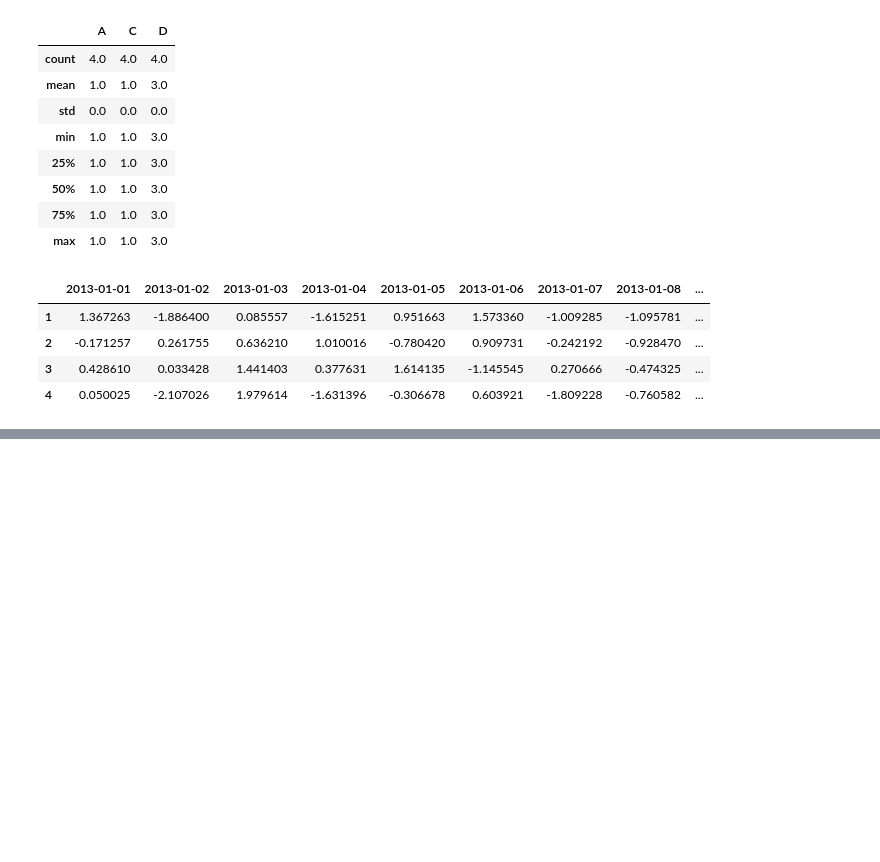
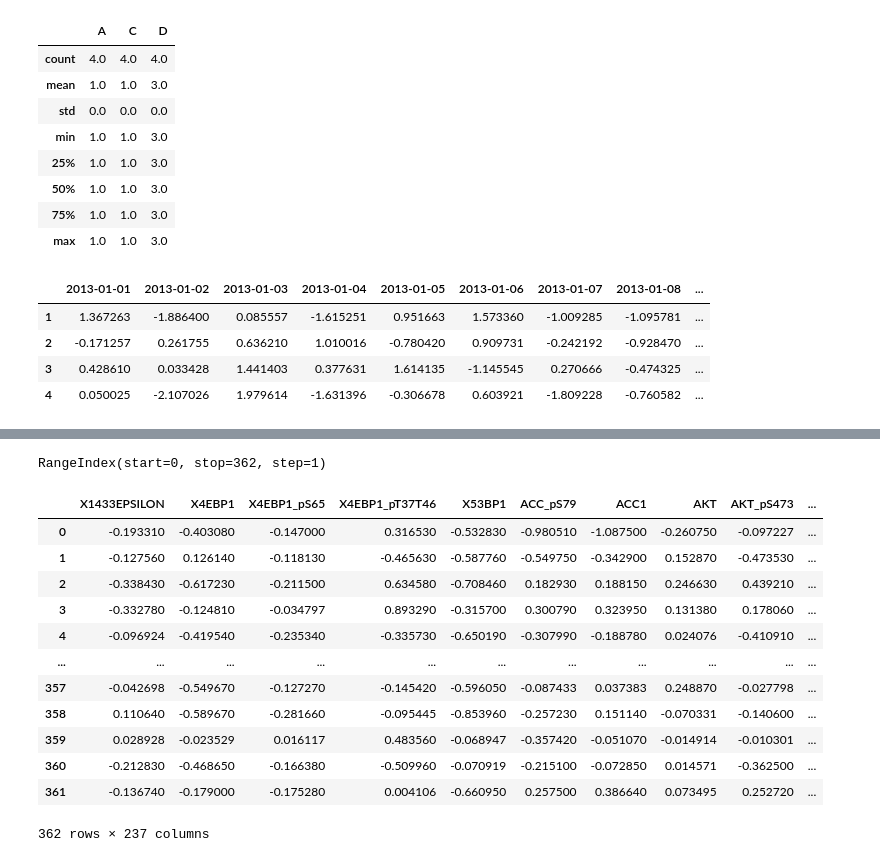
Before and after one commit to mwu228/Summer2021, a Jupyter notebook: Pandas Intro.ipynb, the cells around one changed output, grey strips where cells are left out. Drawn from its saved outputs; the diff is of its cells as text; code cells hidden in the pictures; blank space fills up the shorter version.

```diff
--- a/Pandas Intro.ipynb
+++ b/Pandas Intro.ipynb
@@ -152,3 +152,5 @@ df.T
 | 2 | -0.171257 | 0.261755 | 0.636210 | 1.010016 | -0.780420 | 0.909731 | -0.242192 | -0.928470 | ... |
 | 3 | 0.428610 | 0.033428 | 1.441403 | 0.377631 | 1.614135 | -1.145545 | 0.270666 | -0.474325 | ... |
 | 4 | 0.050025 | -2.107026 | 1.979614 | -1.631396 | -0.306678 | 0.603921 | -1.809228 | -0.760582 | ... |
+# %%
+df3 = pd.read_csv("C:\\Users\\Mercurial\\Downloads\\tmp\\TCGA-LUAD-L4.csv")
@@ -154,0 +173,22 @@ df.T
+# %%
+df3.index
+# %% [output]
+RangeIndex(start=0, stop=362, step=1)
+# %%
+tcpaData = df3.iloc[:, 4:df3.index.stop]
+# %%
+tcpaData
+# %% [output]
+|  | X1433EPSILON | X4EBP1 | X4EBP1_pS65 | X4EBP1_pT37T46 | X53BP1 | ACC_pS79 | ACC1 | AKT | AKT_pS473 | ... |
+| 0 | -0.193310 | -0.403080 | -0.147000 | 0.316530 | -0.532830 | -0.980510 | -1.087500 | -0.260750 | -0.097227 | ... |
+| 1 | -0.127560 | 0.126140 | -0.118130 | -0.465630 | -0.587760 | -0.549750 | -0.342900 | 0.152870 | -0.473530 | ... |
+| 2 | -0.338430 | -0.617230 | -0.211500 | 0.634580 | -0.708460 | 0.182930 | 0.188150 | 0.246630 | 0.439210 | ... |
+| 3 | -0.332780 | -0.124810 | -0.034797 | 0.893290 | -0.315700 | 0.300790 | 0.323950 | 0.131380 | 0.178060 | ... |
+| 4 | -0.096924 | -0.419540 | -0.235340 | -0.335730 | -0.650190 | -0.307990 | -0.188780 | 0.024076 | -0.410910 | ... |
+| ... | ... | ... | ... | ... | ... | ... | ... | ... | ... | ... |
+| 357 | -0.042698 | -0.549670 | -0.127270 | -0.145420 | -0.596050 | -0.087433 | 0.037383 | 0.248870 | -0.027798 | ... |
+| 358 | 0.110640 | -0.589670 | -0.281660 | -0.095445 | -0.853960 | -0.257230 | 0.151140 | -0.070331 | -0.140600 | ... |
+| 359 | 0.028928 | -0.023529 | 0.016117 | 0.483560 | -0.068947 | -0.357420 | -0.051070 | -0.014914 | -0.010301 | ... |
+| 360 | -0.212830 | -0.468650 | -0.166380 | -0.509960 | -0.070919 | -0.215100 | -0.072850 | 0.014571 | -0.362500 | ... |
+| 361 | -0.136740 | -0.179000 | -0.175280 | 0.004106 | -0.660950 | 0.257500 | 0.386640 | 0.073495 | 0.252720 | ... |
+362 rows × 237 columns
```
Also changed, not shown: parts of 8 cells of this notebook.
